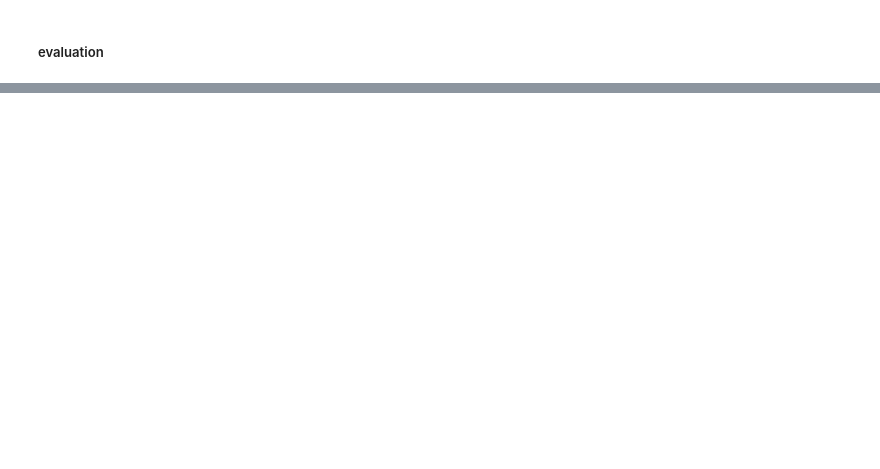
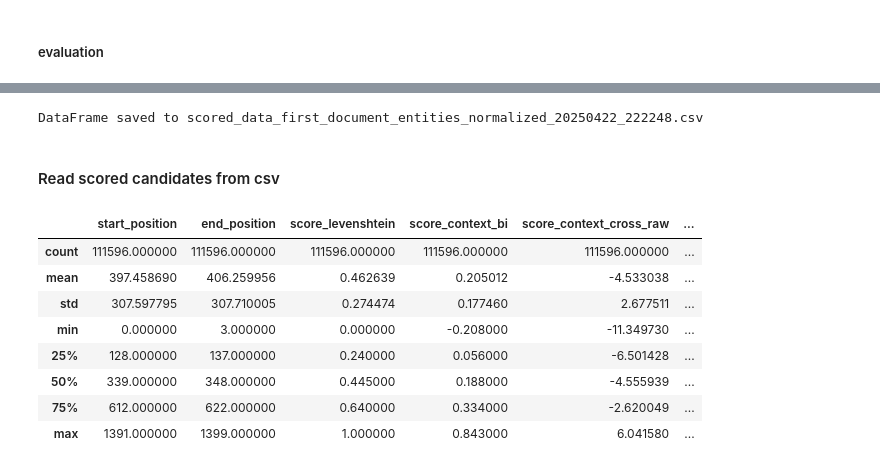
Before and after one commit to Danzigerrr/ProbNEL, a Jupyter notebook: Colab Notebooks/Candidate_Selector_Heavy_AI_Model.ipynb, the cells around one changed output, grey strips where cells are left out. Drawn from its saved outputs; the diff is of its cells as text; code cells hidden in the pictures; blank space fills up the shorter version.

```diff
--- a/Colab Notebooks/Candidate_Selector_Heavy_AI_Model.ipynb
+++ b/Colab Notebooks/Candidate_Selector_Heavy_AI_Model.ipynb
@@ -1245 +1095,31 @@ DataFrame saved to scored_data_20250422_192748.csv
+# %%
+# Parallel processing for the first document's entities
+num_documents_to_process = len(named_entities_annotations)
+scored_data = []
+
+if len(named_entities_annotations) == len(predictions_data):
+    with ThreadPoolExecutor(max_workers=4) as executor: # Adjust max_workers as needed
+        futures = []
+        for i in range(min(num_documents_to_process, len(named_entities_annotations))):
+            ner_annotation = named_entities_annotations[i]
+            prediction_entry = predictions_data[i]
+            future = executor.submit(process_entry, ner_annotation, prediction_entry)
+            futures.append(future)
+
+        for future in tqdm(as_completed(futures), total=num_documents_to_process, desc="Processing documents"):
+            scored_data.extend(future.result())
+
+else:
+    print("Error: The number of named entity annotations and predictions does not match.")
+
+# ========== Convert to DataFrame for Analysis or Model Input ==========
+df = pd.DataFrame(scored_data)
+timestamp = datetime.now().strftime("%Y%m%d_%H%M%S")
+csv_filename = f'scored_data_first_document_entities_normalized_{timestamp}.csv'
+df.to_csv(csv_filename, index=False)
+print(f"DataFrame saved to {csv_filename}")
+# %% [output]
+DataFrame saved to scored_data_first_document_entities_normalized_20250422_222248.csv
+# %% [markdown]
+#### Read scored candidates from csv
 # %%
@@ -1246,0 +1127,12 @@ df = pd.read_csv("scored_data_20250422_192748.csv")
+# %%
+df.describe()
+# %% [output]
+|  | start_position | end_position | score_levenshtein | score_context_bi | score_context_cross_raw | ... |
+| count | 111596.000000 | 111596.000000 | 111596.000000 | 111596.000000 | 111596.000000 | ... |
+| mean | 397.458690 | 406.259956 | 0.462639 | 0.205012 | -4.533038 | ... |
+| std | 307.597795 | 307.710005 | 0.274474 | 0.177460 | 2.677511 | ... |
+| min | 0.000000 | 3.000000 | 0.000000 | -0.208000 | -11.349730 | ... |
+| 25% | 128.000000 | 137.000000 | 0.240000 | 0.056000 | -6.501428 | ... |
+| 50% | 339.000000 | 348.000000 | 0.445000 | 0.188000 | -4.555939 | ... |
+| 75% | 612.000000 | 622.000000 | 0.640000 | 0.334000 | -2.620049 | ... |
+| max | 1391.000000 | 1399.000000 | 1.000000 | 0.843000 | 6.041580 | ... |
```
Also changed, not shown: parts of 45 cells of this notebook.
